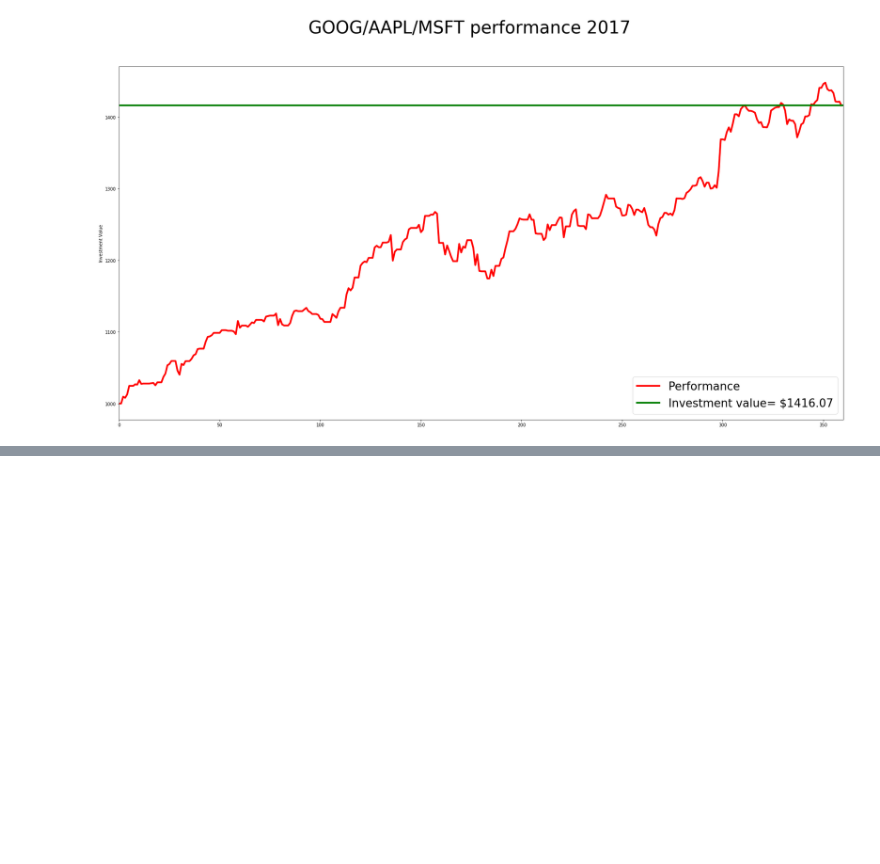
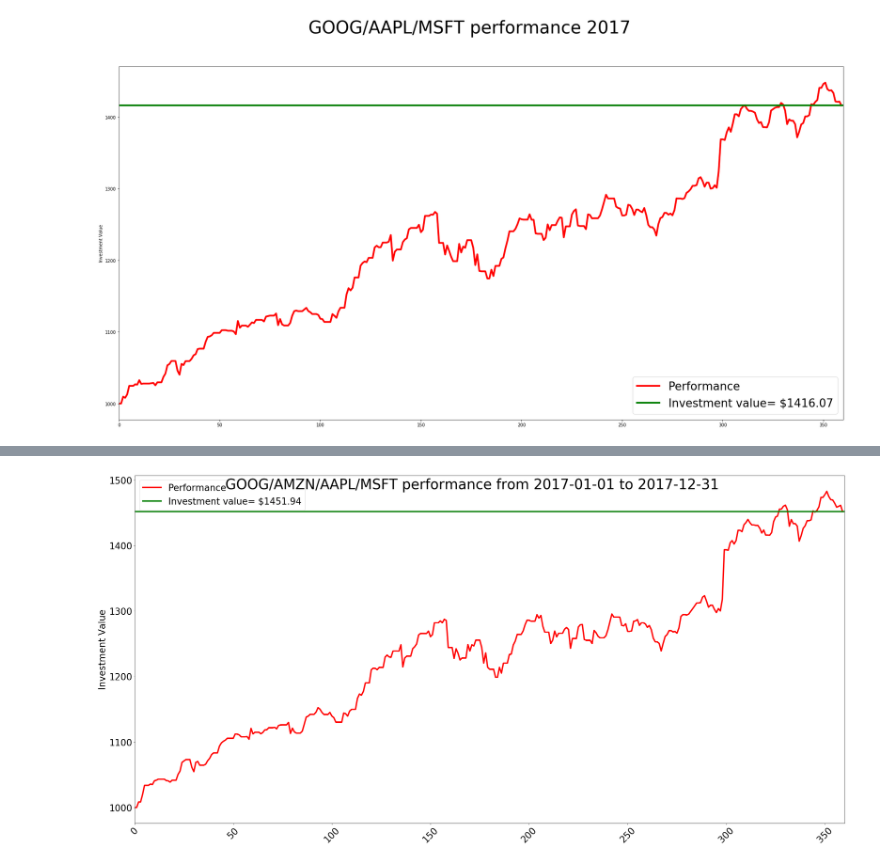
Before and after one commit to jean-tu/botbucks, a Jupyter notebook: PullingDataFromAladdin.ipynb, the cells around one changed output, grey strips where cells are left out. Saved outputs shown, nothing was run; the diff lists cells and outputs as text; code cells hidden in the pictures; blank space fills up the shorter version.

```diff
--- a/PullingDataFromAladdin.ipynb
+++ b/PullingDataFromAladdin.ipynb
@@ -92,0 +133,4 @@ plt.show()
+# %%
+createPortfolio(identifiers=['GOOG','AMZN','AAPL','MSFT'])
+# %% [output]
+[figure, added]
```
Also changed, not shown: parts of 9 cells of this notebook, 2 other files.
